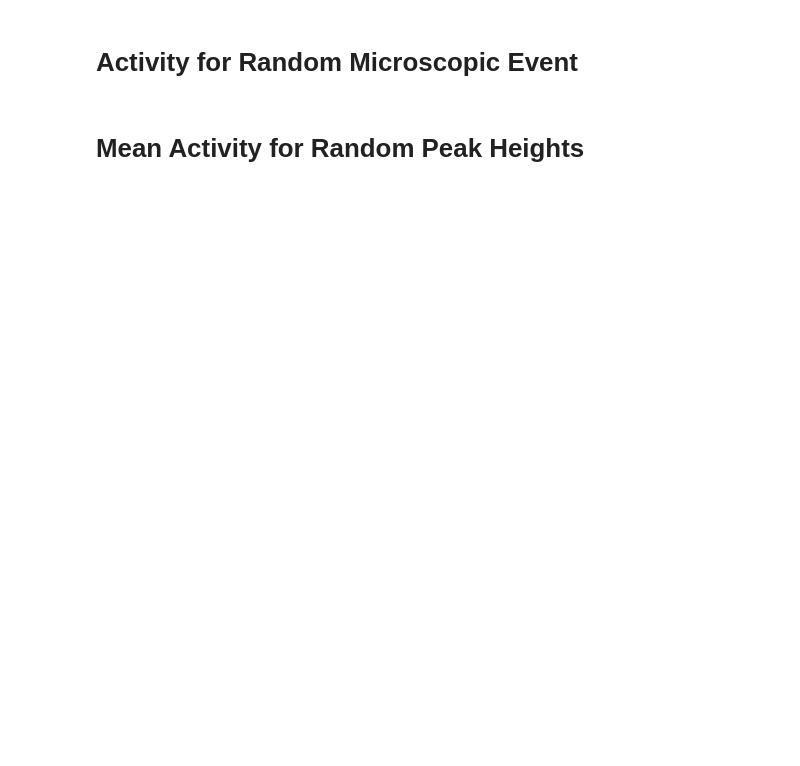
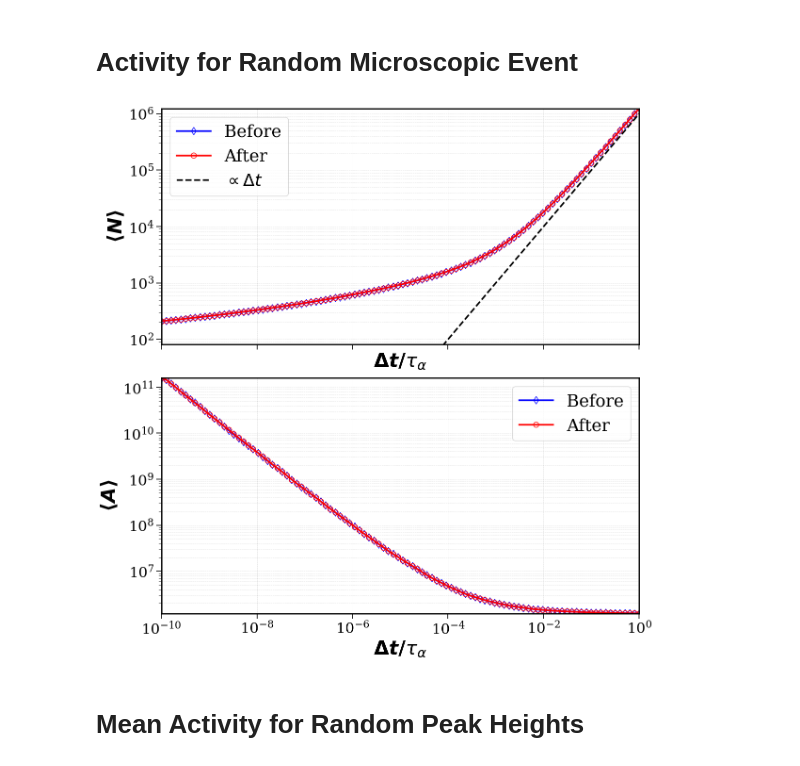
Before and after one commit to sylvainshan/PHYS-422-Foreshocks-and-Aftershocks-in-Thermal-Creep-Dynamics, a Jupyter notebook: Activity_analysis.ipynb, the cells around one changed output. Cells and saved outputs as stored; diff of their text form; code cells hidden in the pictures; blank space fills up the shorter version.

```diff
--- a/Activity_analysis.ipynb
+++ b/Activity_analysis.ipynb
@@ -10,8 +10,8 @@ import matplotlib.pyplot as plt
 import matplotlib.colors as mcolors
 # %%
 # Failure times loading parameters
-N_SAMPLES = 40
-N_SEGMENTS = 10
+N_SAMPLES = 5
+N_SEGMENTS = 6
 start_id = 60
 stop_id = start_id + N_SAMPLES
 IDS = np.arange(start_id, stop_id)
@@ -28,15 +28,12 @@ THRESHOLD = 1
 
 # Number of peaks to consider when randomly selecting peaks
 RANDOM_SEED = 0
-N_RANDOM_PEAKS = 2000
+N_RANDOM_PEAKS = 20000
 
 # Number of time windows to consider when counting events
-T = int(1e5)
+T = 100
 T_START = 1e-10
 T_END = 1
-DT = (T_END - T_START) / T
-print(f"DT: {DT}")
-
 
 # Number of peak heights to consider when filtering peaks
 N_H = 6
@@ -57,7 +52,7 @@ for failure_times in all_failure_times:
 all_heights_stats = all_sample_heights_stats(all_failure_times=all_failure_times,
                                              sigma=SIGMA,
                                              threshold=THRESHOLD,
-                                             save=True,
+                                             save=False,
                                              filename=f"heights_{start_id}-{stop_id - 1}_{N_SEGMENTS}seg_sigma{SIGMA}_threshold{THRESHOLD}.pkl")
 
 MEAN_H = all_heights_stats['mean_all_h']
@@ -209,44 +209,49 @@ if COMPUTE_ACTIVITY_FOR_RANDOM_MICROSCOPIC_EVENT:
     median_n_micro_before = np.median(n_events_around_micro_event_dict['n_before'], axis=0)
     median_n_micro_after = np.median(n_events_around_micro_event_dict['n_after'], axis=0)
 
-    print("Number of sampled peaks: ", len(n_events_around_micro_event_dict['n_before']))
     fig, axs = plt.subplots(2, 1, sharex=True, figsize=(12, 12))
-    axs[0].plot(micro_time_windows, mean_n_micro_before, marker='None', fillstyle='none', linestyle='-', color='b', label='Before', markersize=8)
-    axs[0].plot(micro_time_windows, mean_n_micro_after, marker='None', fillstyle='none', linestyle='-', color='r', label='After', markersize=8)
+    axs[0].plot(micro_time_windows, mean_n_micro_before, marker='d', fillstyle='none', linestyle='-', color='b', label='Before', markersize=8)
+    # axs[0].fill_between(micro_time_windows, mean_n_micro_before - std_n_micro_before, mean_n_micro_before + std_n_micro_before, color='b', alpha=0.25)
+
+    axs[0].plot(micro_time_windows, mean_n_micro_after, marker='o', fillstyle='none', linestyle='-', color='r', label='After', markersize=8)
+    # axs[0].fill_between(micro_time_windows, mean_n_micro_after - std_n_micro_after, mean_n_micro_after + std_n_micro_after, color='r', alpha=0.25)
+
     axs[0].plot(micro_time_windows, 1e6 * micro_time_windows, linestyle='--', color='black', label=r'$\propto \Delta t$')
     axs[0].set_xscale('log')
     axs[0].set_yscale('log')
     axs[0].set_xlabel(r'$\boldsymbol{\Delta t/\tau_\alpha}$')
     axs[0].set_ylabel(r'$\boldsymbol{\langle N \rangle}$')
     axs[0].set_xlim(min(micro_time_windows), max(micro_time_windows))
     axs[0].set_ylim(min([median_n_micro_before.min(), median_n_micro_after.min()]),
                     max([median_n_micro_before.max(), median_n_micro_after.max()]))
     axs[0].legend(loc='best')
     axs[0].grid(True, alpha=0.3, which='both', ls='--')
 
-    axs[1].plot(micro_time_windows, mean_a_micro_before,marker='None', fillstyle='none', linestyle='-', color='b', label='Before', markersize=8)
-    axs[1].plot(micro_time_windows, mean_a_micro_after, marker='None',   fillstyle='none', linestyle='-', color='r', label='After', markersize=8)
+    axs[1].plot(micro_time_windows, mean_a_micro_before,marker='d', fillstyle='none', linestyle='-', color='b', label='Before', markersize=8)
+    axs[1].plot(micro_time_windows, mean_a_micro_after, marker='o',   fillstyle='none', linestyle='-', color='r', label='After', markersize=8)
     axs[1].set_xscale('log')
     axs[1].set_yscale('log')
     axs[1].set_xlabel(r'$\boldsymbol{\Delta t/\tau_\alpha}$')
     axs[1].set_ylabel(r'$\boldsymbol{\langle A \rangle}$')
     axs[1].set_xlim(min(micro_time_windows), max(micro_time_windows))
     axs[1].set_ylim(min([mean_a_micro_before.min(), mean_a_micro_after.min()]),
                     max([mean_a_micro_before.max(), mean_a_micro_after.max()]))
     axs[1].legend(loc='best')
     axs[1].grid(True, alpha=0.3, which='both', ls='--')
 
     plt.tight_layout()
 
     if SAVE_PLOT:
         save_dir = os.path.join(FIGURE_DIR)
         if not os.path.exists(save_dir):
             os.makedirs(save_dir)
         plt.savefig(os.path.join(save_dir, 'activity_vs_time_random.pdf'), bbox_inches='tight')
         with open(os.path.join(save_dir, 'activity_vs_time_random.pkl'), 'wb') as f:
             pickle.dump(fig, f)
 
     plt.show()
+# %% [output]
+[figure, added]
 # %% [markdown]
 # Mean Activity for Random Peak Heights
 # %%
```
Also changed, not shown: parts of 9 cells of this notebook, 2 other files.
